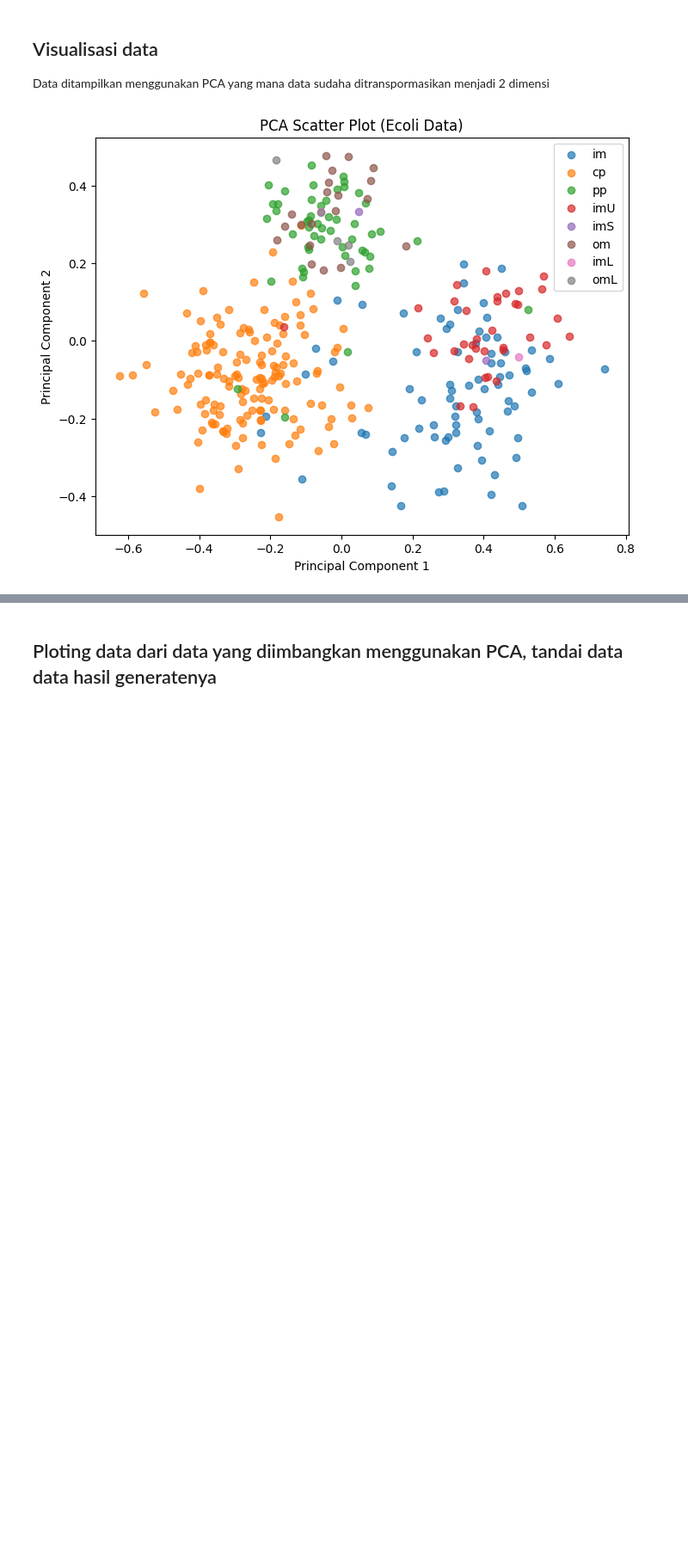
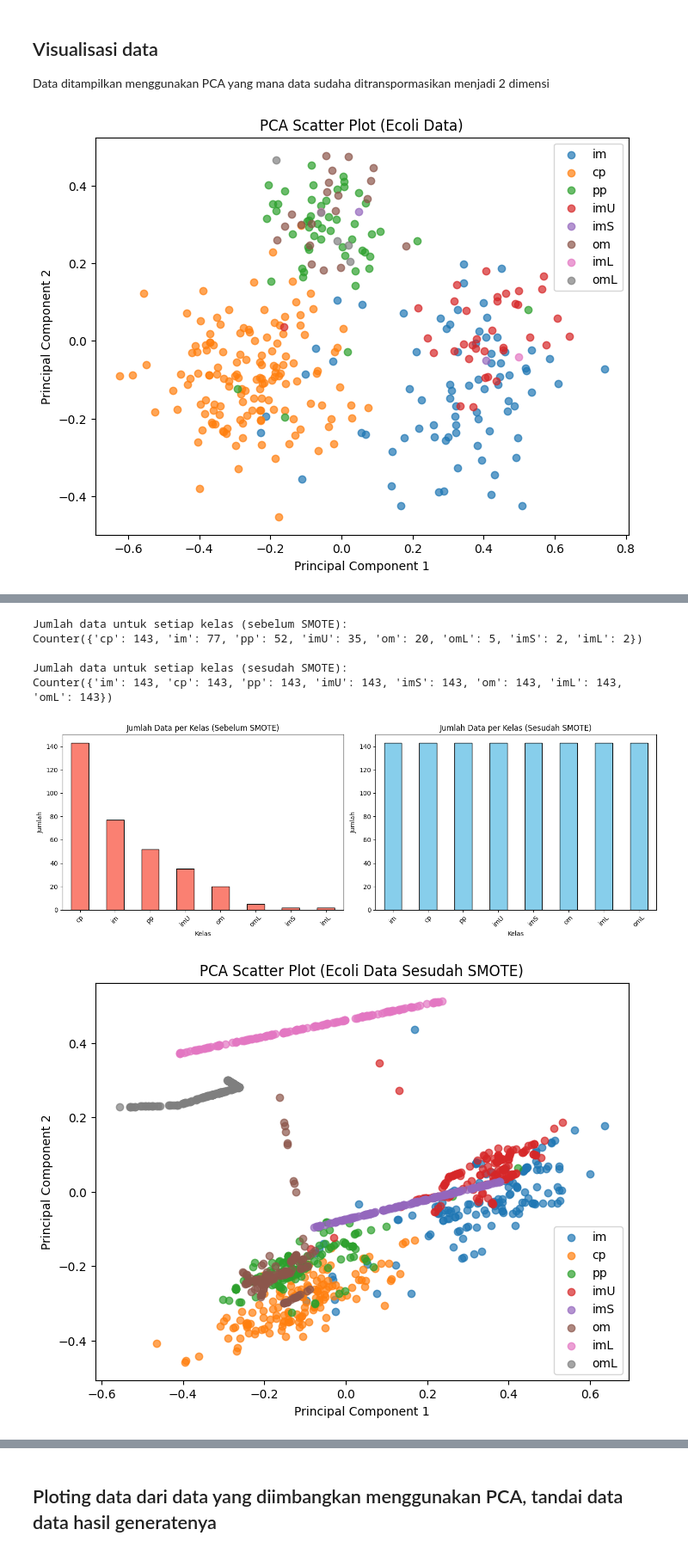
Before and after one commit to Frinzz03/PSD, a Jupyter notebook: _sources/Imbalanced Data.ipynb, the cells around one changed output, grey strips where cells are left out. Shown: that part at 86% size. Cells and saved outputs as stored; diff of their text form; code cells hidden in the pictures; blank space fills up the shorter version.

```diff
--- a/_sources/Imbalanced Data.ipynb
+++ b/_sources/Imbalanced Data.ipynb
@@ -190,0 +247,78 @@ plt.show()
+# %%
+import pandas as pd
+import matplotlib.pyplot as plt
+from sklearn.decomposition import PCA
+from imblearn.over_sampling import SMOTE
+from collections import Counter
+
+# --- Ambil data dari MySQL ---
+df = fetch_mysql_data()
+
+# --- Pastikan kolom 'class' ada ---
+if "class" in df.columns:
+    # Pisahkan fitur dan target
+    X = df.drop(columns=["Sequence", "class"])
+    y = df["class"]
+
+    # --- Hitung jumlah data sebelum SMOTE ---
+    print("Jumlah data untuk setiap kelas (sebelum SMOTE):")
+    print(Counter(y))
+
+    # --- Terapkan SMOTE ---
+    class_counts = y.value_counts()
+    min_samples = min(count for count in class_counts.values if count > 1)
+    k_neighbors = min(5, min_samples - 1) if min_samples > 1 else 1
+
+    smote = SMOTE(random_state=42, k_neighbors=k_neighbors)
+    X_resampled, y_resampled = smote.fit_resample(X, y)
+
+    # --- Hitung jumlah data sesudah SMOTE ---
+    print("\nJumlah data untuk setiap kelas (sesudah SMOTE):")
+    print(Counter(y_resampled))
+
+    # --- Visualisasi perbandingan sebelum dan sesudah ---
+    fig, axes = plt.subplots(1, 2, figsize=(14, 5))
+
+    pd.Series(y).value_counts().plot(kind="bar", ax=axes[0], color="salmon", edgecolor="black")
+    axes[0].set_title("Jumlah Data per Kelas (Sebelum SMOTE)")
+    axes[0].set_xlabel("Kelas")
+    axes[0].set_ylabel("Jumlah")
+    axes[0].tick_params(axis="x", rotation=45)
+
+    pd.Series(y_resampled).value_counts().plot(kind="bar", ax=axes[1], color="skyblue", edgecolor="black")
+    axes[1].set_title("Jumlah Data per Kelas (Sesudah SMOTE)")
+    axes[1].set_xlabel("Kelas")
+    axes[1].set_ylabel("Jumlah")
+    axes[1].tick_params(axis="x", rotation=45)
+
+    plt.tight_layout()
+    plt.show()
+
+    # --- (Opsional) PCA visualisasi data hasil SMOTE ---
+    pca = PCA(n_components=2)
+    X_pca = pca.fit_transform(X_resampled)
+
+    df_pca = pd.DataFrame(X_pca, columns=["PC1", "PC2"])
+    df_pca["class"] = y_resampled
+
+    plt.figure(figsize=(8, 6))
+    for c in df_pca["class"].unique():
+        subset = df_pca[df_pca["class"] == c]
+        plt.scatter(subset["PC1"], subset["PC2"], label=c, alpha=0.7)
+
+    plt.title("PCA Scatter Plot (Ecoli Data Sesudah SMOTE)")
+    plt.xlabel("Principal Component 1")
+    plt.ylabel("Principal Component 2")
+    plt.legend()
+    plt.show()
+
+else:
+    print("Kolom 'class' tidak ditemukan dalam dataset.")
+# %% [output]
+Jumlah data untuk setiap kelas (sebelum SMOTE):
+Counter({'cp': 143, 'im': 77, 'pp': 52, 'imU': 35, 'om': 20, 'omL': 5, 'imS': 2, 'imL': 2})
+
+Jumlah data untuk setiap kelas (sesudah SMOTE):
+Counter({'im': 143, 'cp': 143, 'pp': 143, 'imU': 143, 'imS': 143, 'om': 143, 'imL': 143, 'omL': 143})
+[figure, added]
+[figure, added]
```
Also changed, not shown: parts of 13 cells of this notebook, 8 other files.
